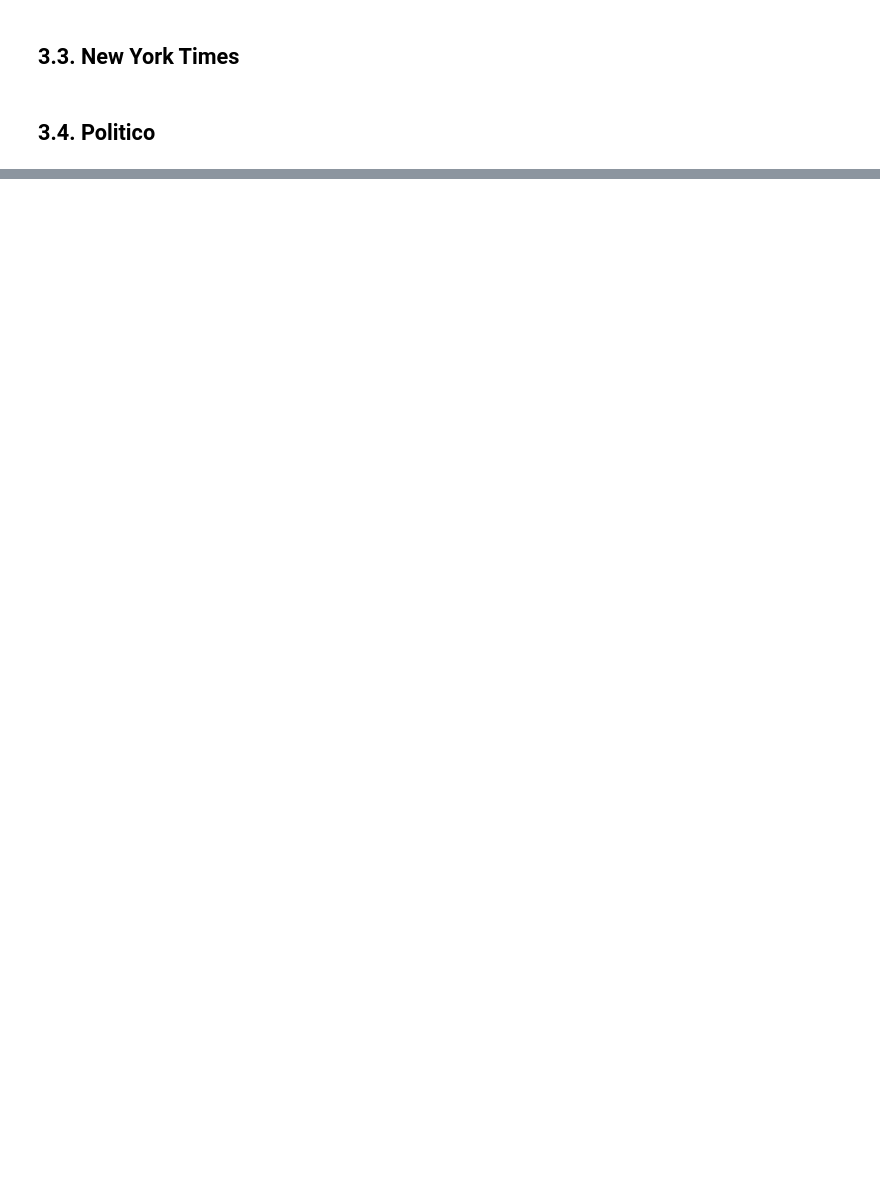
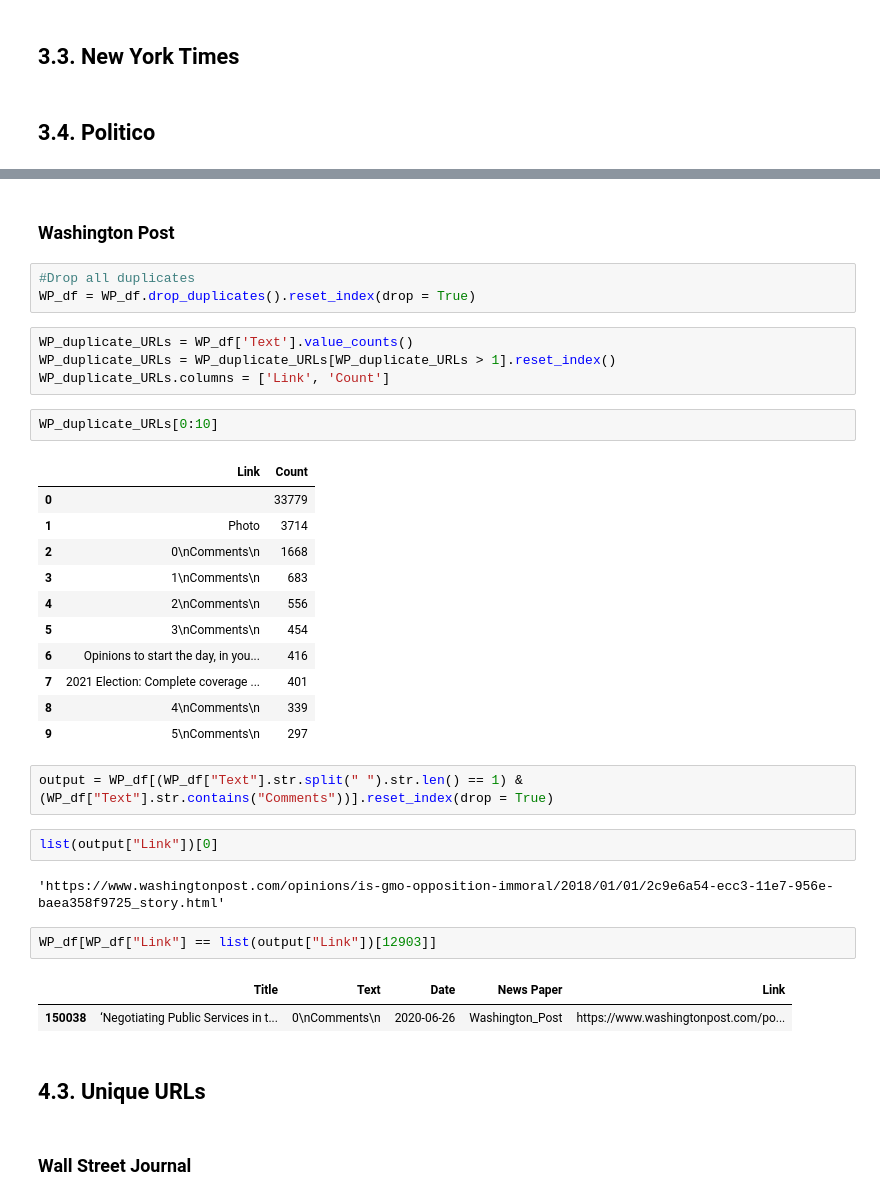
Before and after one commit to TBoedt/Constructing-A-Climate-Change-Concern-Index-Based-Upon-US-Newspaper-Articles, a Jupyter notebook: Scrapping_File_v2.ipynb, the cells around one changed output, grey strips where cells are left out. Saved outputs shown, nothing was run; the diff lists cells and outputs as text; blank space fills up the shorter version.

```diff
--- a/Scrapping_File_v2.ipynb
+++ b/Scrapping_File_v2.ipynb
@@ -745,0 +824,38 @@ test
+# %% [markdown]
+### Washington Post
+# %%
+#Drop all duplicates
+WP_df = WP_df.drop_duplicates().reset_index(drop = True)
+# %%
+WP_duplicate_URLs = WP_df['Text'].value_counts()
+WP_duplicate_URLs = WP_duplicate_URLs[WP_duplicate_URLs > 1].reset_index()
+WP_duplicate_URLs.columns = ['Link', 'Count']
+# %%
+WP_duplicate_URLs[0:10]
+# %% [output]
+|  | Link | Count |
+| 0 |  | 33779 |
+| 1 | Photo | 3714 |
+| 2 | 0\nComments\n | 1668 |
+| 3 | 1\nComments\n | 683 |
+| 4 | 2\nComments\n | 556 |
+| 5 | 3\nComments\n | 454 |
+| 6 | Opinions to start the day, in you... | 416 |
+| 7 | 2021 Election: Complete coverage ... | 401 |
+| 8 | 4\nComments\n | 339 |
+| 9 | 5\nComments\n | 297 |
+# %%
+output = WP_df[(WP_df["Text"].str.split(" ").str.len() == 1) & (WP_df["Text"].str.contains("Comments"))].reset_index(drop = True)
+# %%
+list(output["Link"])[0]
+# %% [output]
+'https://www.washingtonpost.com/opinions/is-gmo-opposition-immoral/2018/01/01/2c9e6a54-ecc3-11e7-956e-baea358f9725_story.html'
+# %%
+WP_df[WP_df["Link"] == list(output["Link"])[12903]]
+# %% [output]
+|  | Title | Text | Date | News Paper | Link |
+| 150038 | ‘Negotiating Public Services in t... | 0\nComments\n | 2020-06-26 | Washington_Post | https://www.washingtonpost.com/po... |
+# %% [markdown]
+## 4.3. Unique URLs
+# %% [markdown]
+### Wall Street Journal
```
Also changed, not shown: parts of 54 cells of this notebook, 8 other files.
